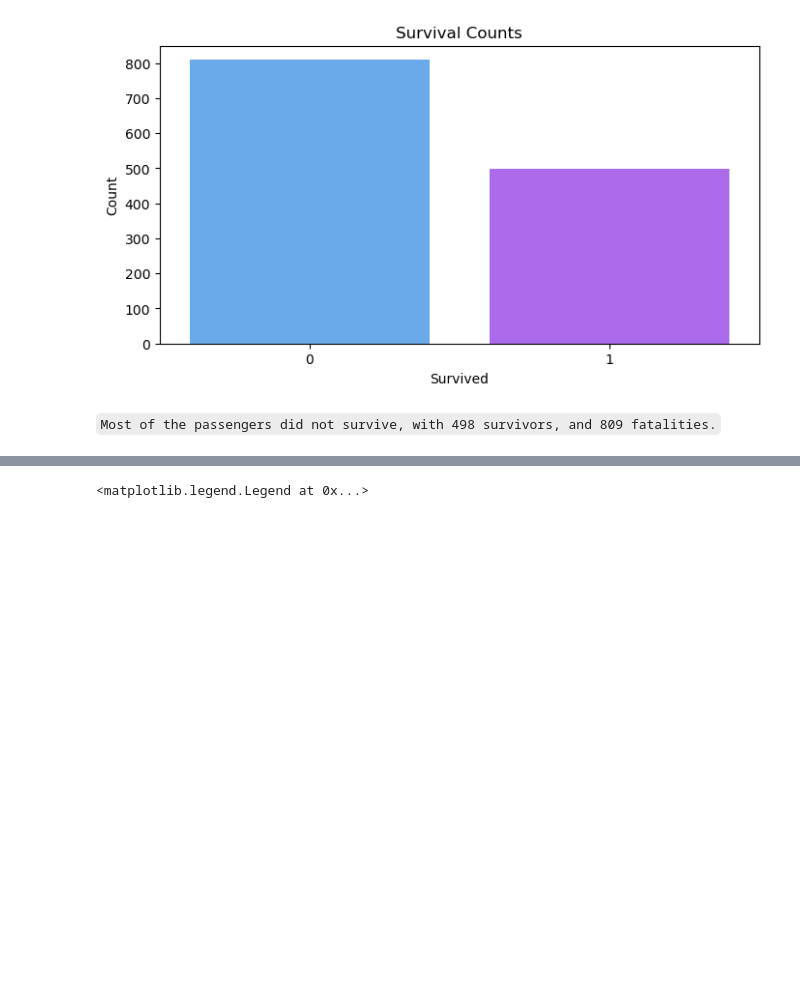
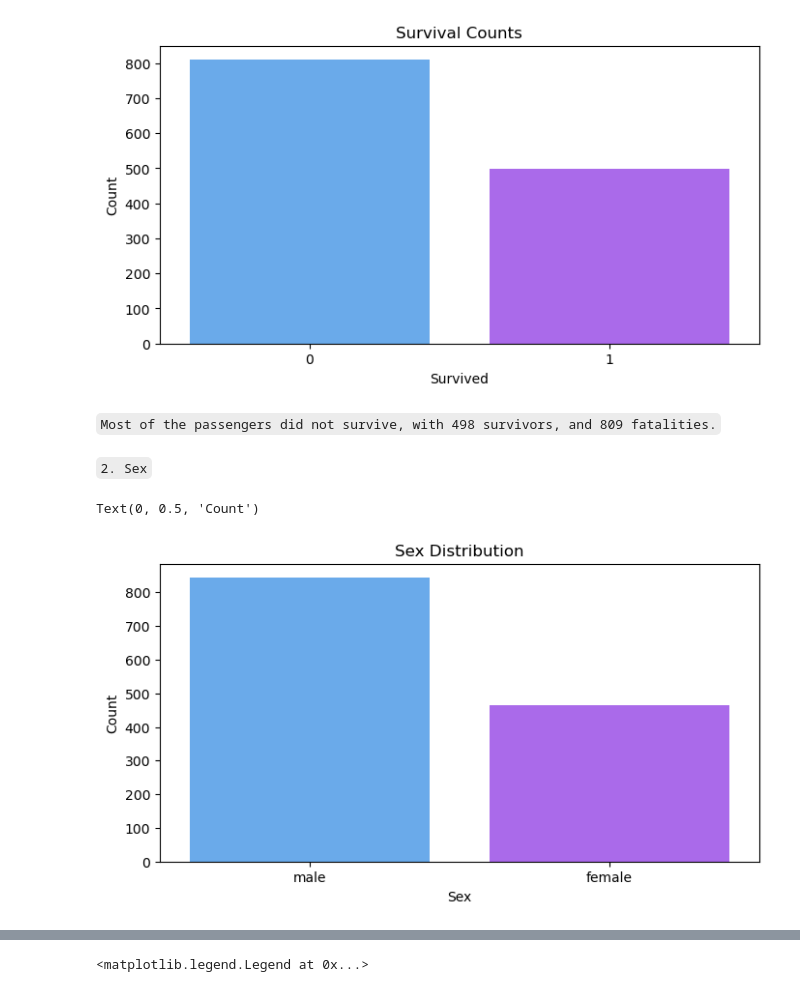
Before and after one commit to martin-m-kinoti/titanic, a Jupyter notebook: EDA.ipynb, the cells around one changed output, grey strips where cells are left out. Drawn from its saved outputs; the diff is of its cells as text; code cells hidden in the pictures; blank space fills up the shorter version.

```diff
--- a/EDA.ipynb
+++ b/EDA.ipynb
@@ -42,3 +54,15 @@ Text(0, 0.5, 'Count')
 [figure]
 # %% [markdown]
 `Most of the passengers did not survive, with 498 survivors, and 809 fatalities.`
+# %% [markdown]
+`2. Sex`
+# %%
+sex_value_counts = df['sex'].value_counts()
+fig, ax = plt.subplots(figsize=(8,4))
+sns.barplot(x=sex_value_counts.index, y=sex_value_counts.values, palette='cool', ax=ax)
+ax.set_title('Sex Distribution')
+ax.set_xlabel('Sex')
+ax.set_ylabel('Count')
+# %% [output]
+Text(0, 0.5, 'Count')
+[figure, added]
```
Also changed, not shown: parts of 42 cells of this notebook.
